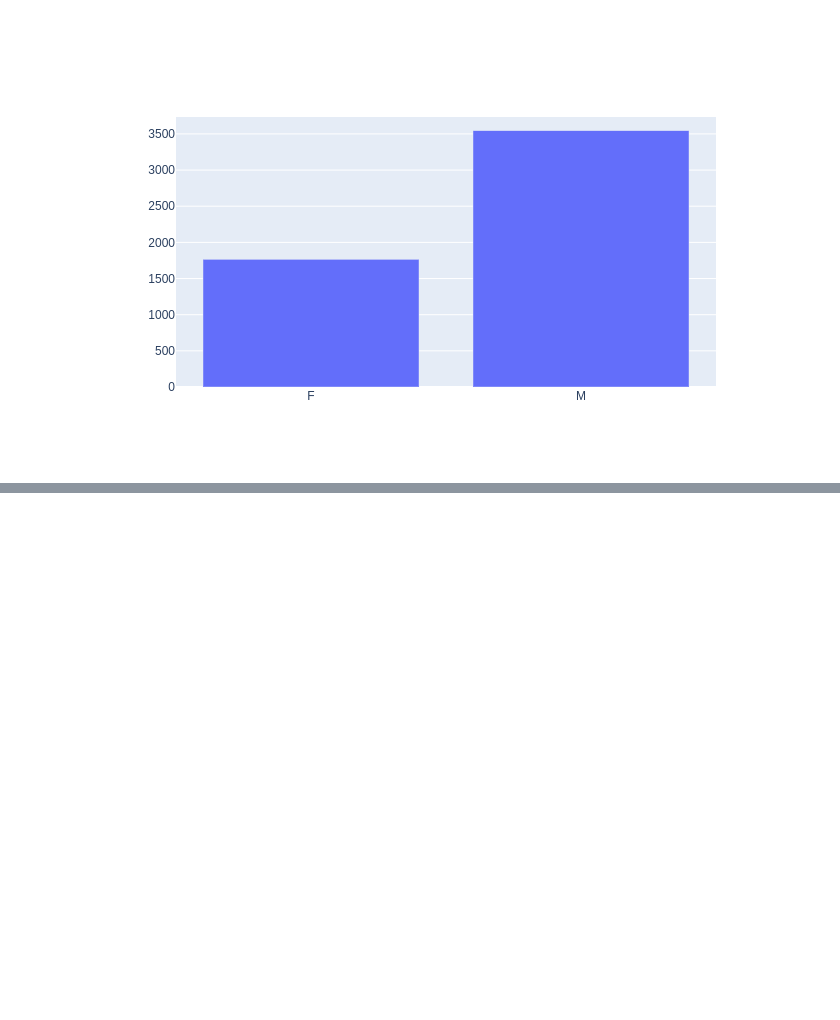
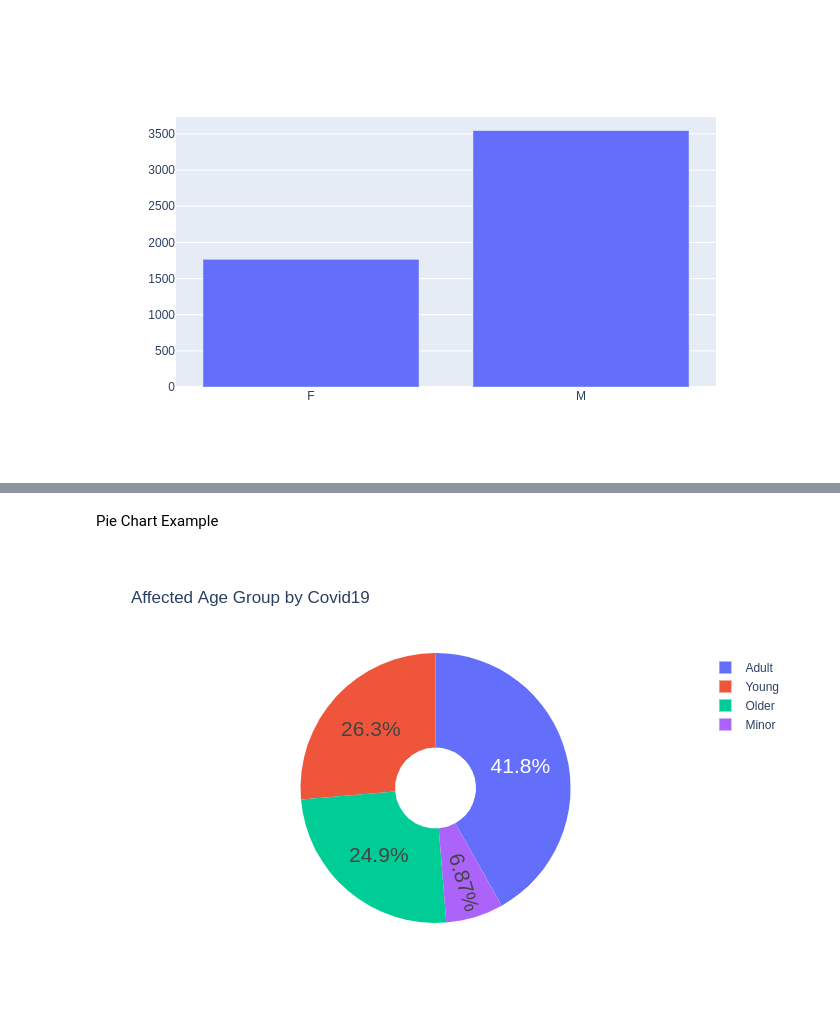
Before and after one commit to siddhusalvi/Covid-Data-Visualization, a Jupyter notebook: Covid_Data_Visualisation_using_Python.ipynb, the cells around one changed output, grey strips where cells are left out. Saved outputs shown, nothing was run; the diff lists cells and outputs as text; code cells hidden in the pictures; blank space fills up the shorter version.

```diff
--- a/Covid_Data_Visualisation_using_Python.ipynb
+++ b/Covid_Data_Visualisation_using_Python.ipynb
@@ -117,0 +140,8 @@ fig.show("png")
+# %% [markdown]
+Pie Chart Example
+# %%
+fig = px.pie(values=affectAgeCount, names=affectAgeGroup,hole=0.3, title='Affected Age Group by Covid19')
+fig.update_layout(uniformtext_minsize=21, uniformtext_mode='hide',)
+fig.show('png')
+# %% [output]
+[figure, added]
```
Also changed, not shown: parts of 5 cells of this notebook.
